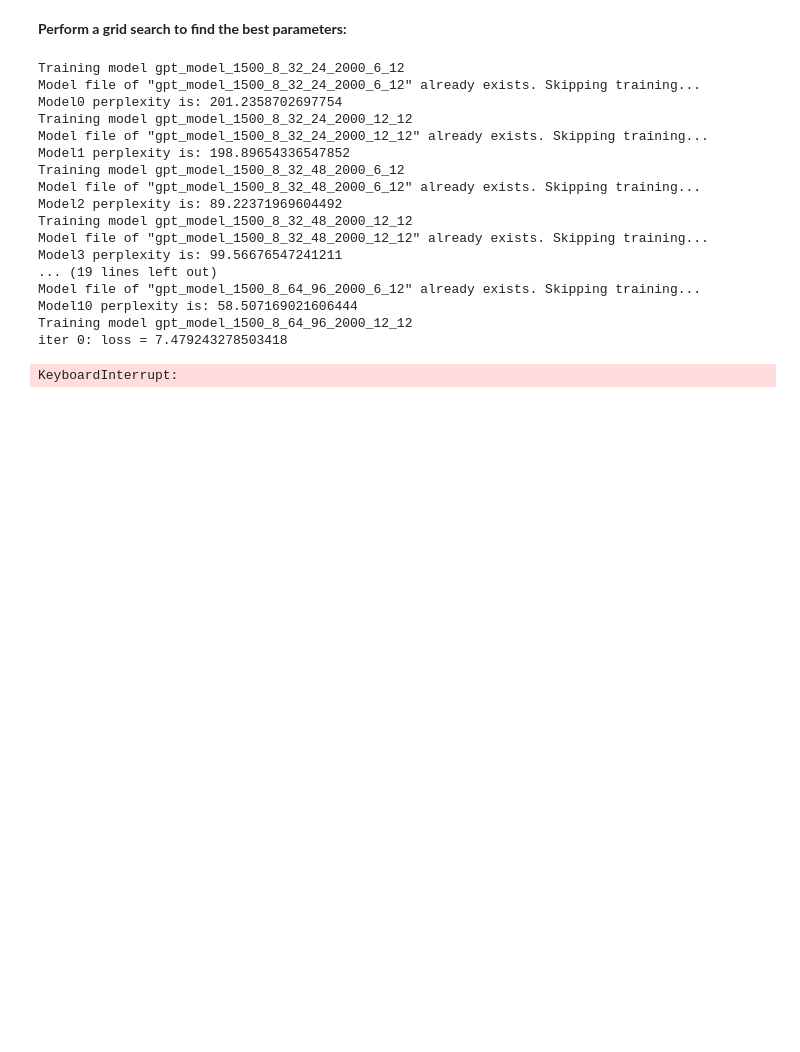
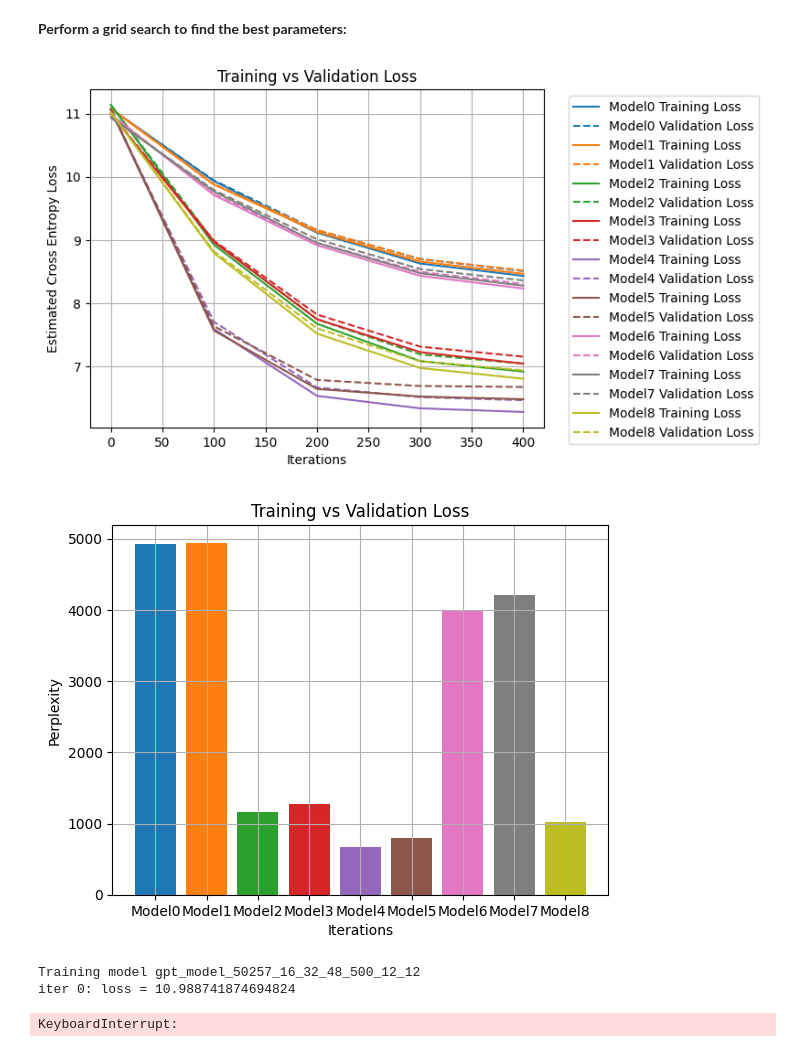
Before and after one commit to josephine-king/EE4685_KingDaalman, a Jupyter notebook: miniGPT.ipynb, the cells around one changed output. Cells and saved outputs as stored; diff of their text form; code cells hidden in the pictures; blank space fills up the shorter version.

```diff
--- a/miniGPT.ipynb
+++ b/miniGPT.ipynb
@@ -349,0 +356,12 @@ iter 1500: loss = 3.7304770946502686
+# %%
+tokenizer_2 = GPT2Tokenizer.from_pretrained("gpt2")
+VOCAB_SIZE = tokenizer_2.vocab_size
+training_data, validation_data = tokenize_data("GPT2", tokenizer_2, raw_data, TRAIN_PCT)
+print(validation_data)
+model_name = f"gpt_model_{VOCAB_SIZE}_{BLOCK_SIZE}_{BATCH_SIZE}_{EMBD_DIM}_{MAX_ITER}_{NUM_DECODERS}_{NUM_HEADS}"
+gpt_model_2 = GPT(VOCAB_SIZE, BLOCK_SIZE, BATCH_SIZE, EMBD_DIM, NUM_DECODERS, NUM_HEADS).to(device)
+optimizer = torch.optim.AdamW(gpt_model_2.parameters(), lr=LR)
+gpt_model_2, gpt_results_2 = train_model(
+    training_data.to(device), validation_data.to(device), gpt_model_2, model_name, optimizer,
+    max_iter=MAX_ITER, batch_size=BATCH_SIZE, block_size=BLOCK_SIZE, overwrite=False, savemodel=True
+)
@@ -404,11 +436,12 @@ NameError: name 'gpt_results' is not defined
 # %%
 block_sizes = [8, 16]
 batch_sizes = [32]
-max_iters = [2000]
+max_iters = [500]
 vocab_sizes = [1500]
 embd_dims = [24, 48, 96]
 num_decoders = [6, 12]
 num_heads = [12]
+tokenizers = ["custom", "GPT2"]
 
 plt.ion()
 fig, ax = plt.subplots()
@@ -425,57 +458,49 @@ ax2.grid(True)
 
 iter = 0
 for vocab_size in vocab_sizes:
-    tokenizers = [train_tokenizer("tinyshakespeare.txt", "tinyshakespeare_tokenizer.json", vocab_size), GPT2Tokenizer.from_pretrained("gpt2")]
-    for tokenizer in tokenizers:
-        training_data, validation_data = tokenize_data(tokenizer, raw_data, TRAIN_PCT)
+    for tok in tokenizers:
+        if tok == "GPT2":
+            tokenizer = GPT2Tokenizer.from_pretrained("gpt2")
+            vocab_size = tokenizer.vocab_size
+        else:
+            tokenizer = train_tokenizer("tinyshakespeare.txt", "tinyshakespeare_tokenizer.json", vocab_size)
+        training_data, validation_data = tokenize_data(tok, tokenizer, raw_data, TRAIN_PCT)
         for block_size in block_sizes:
             for batch_size in batch_sizes:
                 for max_iter in max_iters:
                     for embd_dim in embd_dims:
                         for num_decoder in num_decoders:
                             for num_head in num_heads:
                                 model_name = f"gpt_model_{vocab_size}_{block_size}_{batch_size}_{embd_dim}_{max_iter}_{num_decoder}_{num_head}"
                                 print(f"Training model {model_name}")
                                 gpt_model = GPT(vocab_size, block_size, batch_size, embd_dim, num_decoder, num_head).to(device)
                                 optimizer = torch.optim.AdamW(gpt_model.parameters(), lr=LR)
                                 gpt_model, gpt_results = train_model(
                                     training_data.to(device), validation_data.to(device), gpt_model, model_name, optimizer,
                                     max_iter=max_iter, batch_size=batch_size, block_size=block_size, overwrite=False, savemodel=True
                                 )
                                 clear_output(wait=True)
                                 rand_color = "C" + str(iter)
                                 ax.plot(gpt_results["iters"], gpt_results["training_loss"], label=f"Model{iter} Training Loss", color=rand_color, linestyle="-")
                                 ax.plot(gpt_results["iters"], gpt_results["validation_loss"], label=f"Model{iter} Validation Loss", color=rand_color, linestyle="--")
                                 ax.relim()  # Recalculate limits
                                 ax.autoscale_view()  # Autoscale based on new limits
                                 ax.legend()
                                 ax.legend(bbox_to_anchor=(1.04, 1), loc="upper left")
                                 ax2.bar(f"Model{iter}", gpt_results["perplexity"])
                                 display(fig)
                                 display(fig2)
                                 plt.close(fig)
                                 plt.close(fig2)
                                 iter += 1
-
+    if tok == "GPT2":
+        break
 
 plt.ioff()
 plt.show()
 # %% [output]
+[figure, added]
+[figure, added]
-Training model gpt_model_1500_8_32_24_2000_6_12
-Model file of "gpt_model_1500_8_32_24_2000_6_12" already exists. Skipping training...
-Model0 perplexity is: 201.2358702697754
-Training model gpt_model_1500_8_32_24_2000_12_12
-Model file of "gpt_model_1500_8_32_24_2000_12_12" already exists. Skipping training...
-Model1 perplexity is: 198.89654336547852
-Training model gpt_model_1500_8_32_48_2000_6_12
-Model file of "gpt_model_1500_8_32_48_2000_6_12" already exists. Skipping training...
-Model2 perplexity is: 89.22371969604492
-Training model gpt_model_1500_8_32_48_2000_12_12
-Model file of "gpt_model_1500_8_32_48_2000_12_12" already exists. Skipping training...
-Model3 perplexity is: 99.56676547241211
-... (19 lines left out)
-Model file of "gpt_model_1500_8_64_96_2000_6_12" already exists. Skipping training...
-Model10 perplexity is: 58.507169021606444
-Training model gpt_model_1500_8_64_96_2000_12_12
-iter 0: loss = 7.479243278503418
+Training model gpt_model_50257_16_32_48_500_12_12
+iter 0: loss = 10.988741874694824
 KeyboardInterrupt:
```
Also changed, not shown: parts of 12 cells of this notebook.
